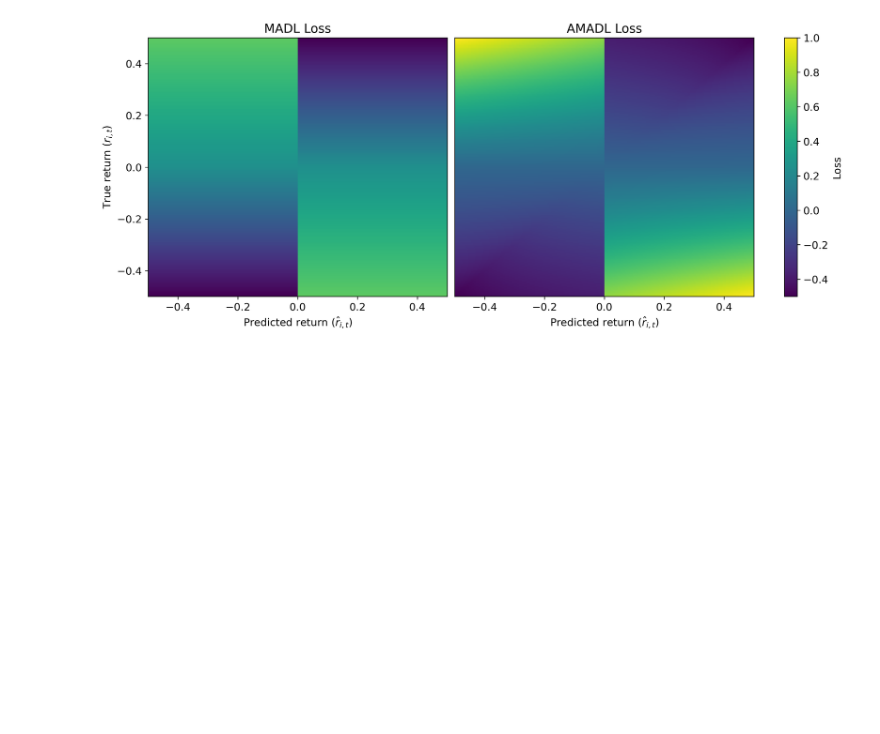
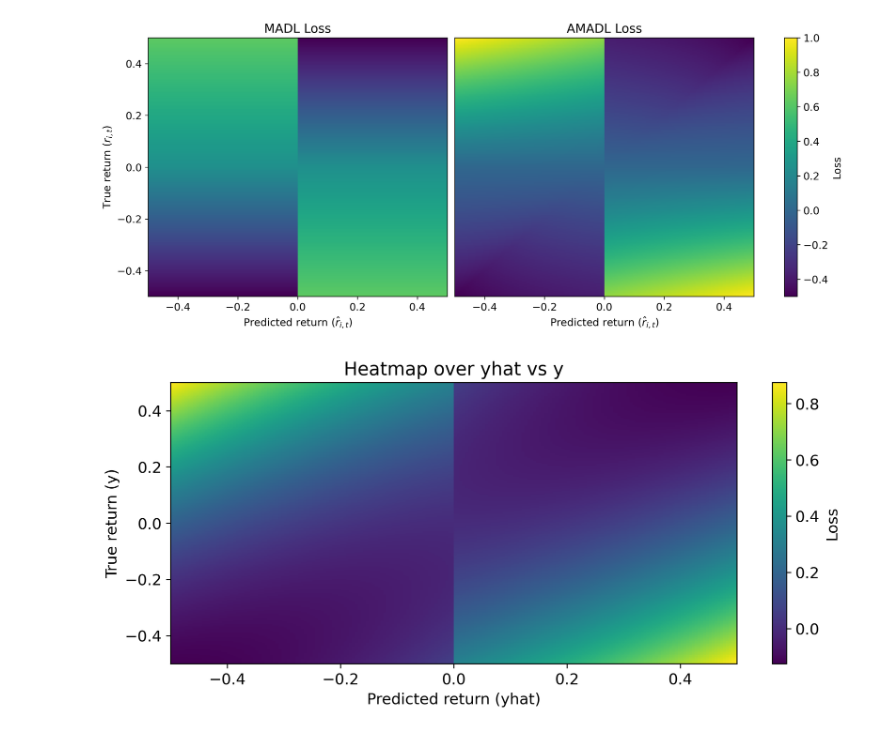
Before and after one commit to johanoelgaard/MastersThesis, a Jupyter notebook: model_eval.ipynb, the cells around one changed output. Cells and saved outputs as stored; diff of their text form; code cells hidden in the pictures; blank space fills up the shorter version.

Commit message:
Building new loss function

```diff
--- a/model_eval.ipynb
+++ b/model_eval.ipynb
@@ -670,3 +670,32 @@ fig.colorbar(im0, ax=axes, label='Loss')
 plt.show()
 # %% [output]
 [figure]
+# %%
+# elementwise loss function
+def fun(yhat, y, delta=0.5):
+    yhat = np.array(yhat)
+    y = np.array(y)
+
+    loss = -1 * np.sign(yhat*y) * np.abs(y) * delta + (1-delta) * (yhat-y)**2
+    return loss
+# %%
+import numpy as np
+import matplotlib.pyplot as plt
+
+# Create a meshgrid from -0.5 to 0.5
+grid = np.linspace(-0.5, 0.5, 200)
+YHAT, Y = np.meshgrid(grid, grid)
+
+# Compute the loss surface
+Z = fun(YHAT, Y, delta=0.25)
+
+# Plot the heatmap
+plt.figure()
+plt.imshow(Z, origin='lower', extent=[-0.5, 0.5, -0.5, 0.5], aspect='auto')
+plt.xlabel('Predicted return (yhat)')
+plt.ylabel('True return (y)')
+plt.title('Heatmap over yhat vs y')
+plt.colorbar(label='Loss')
+plt.show()
+# %% [output]
+[figure, added]
```
Also changed, not shown: parts of 2 cells of this notebook, 1 other file.
